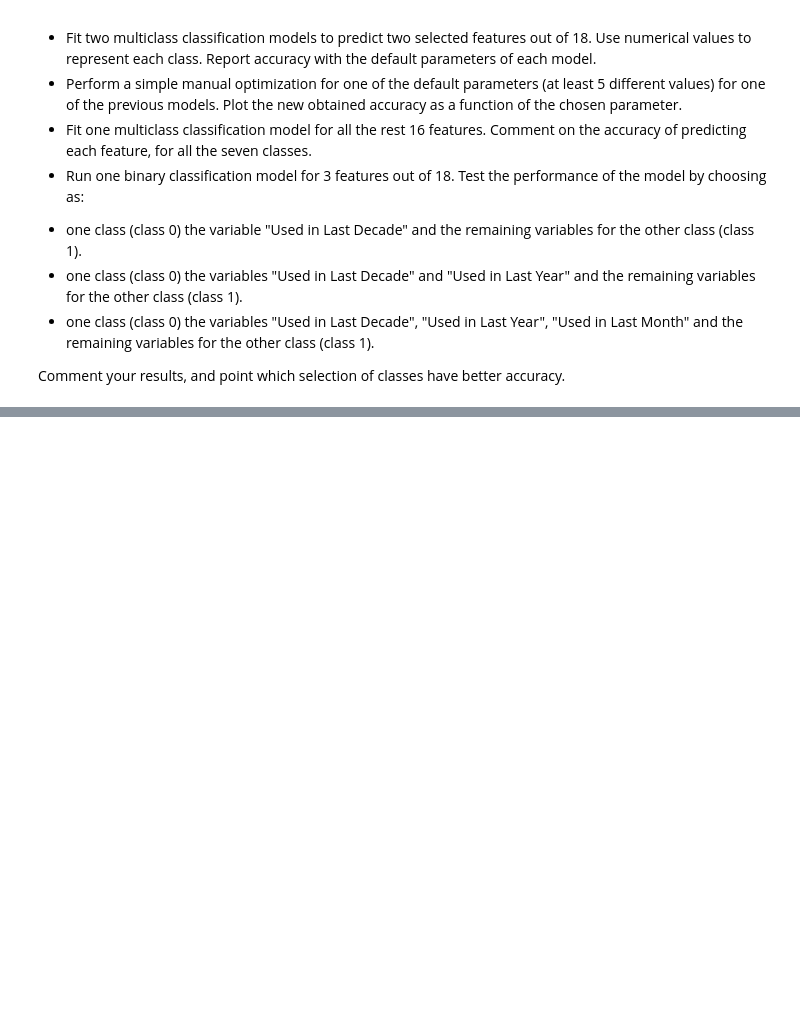
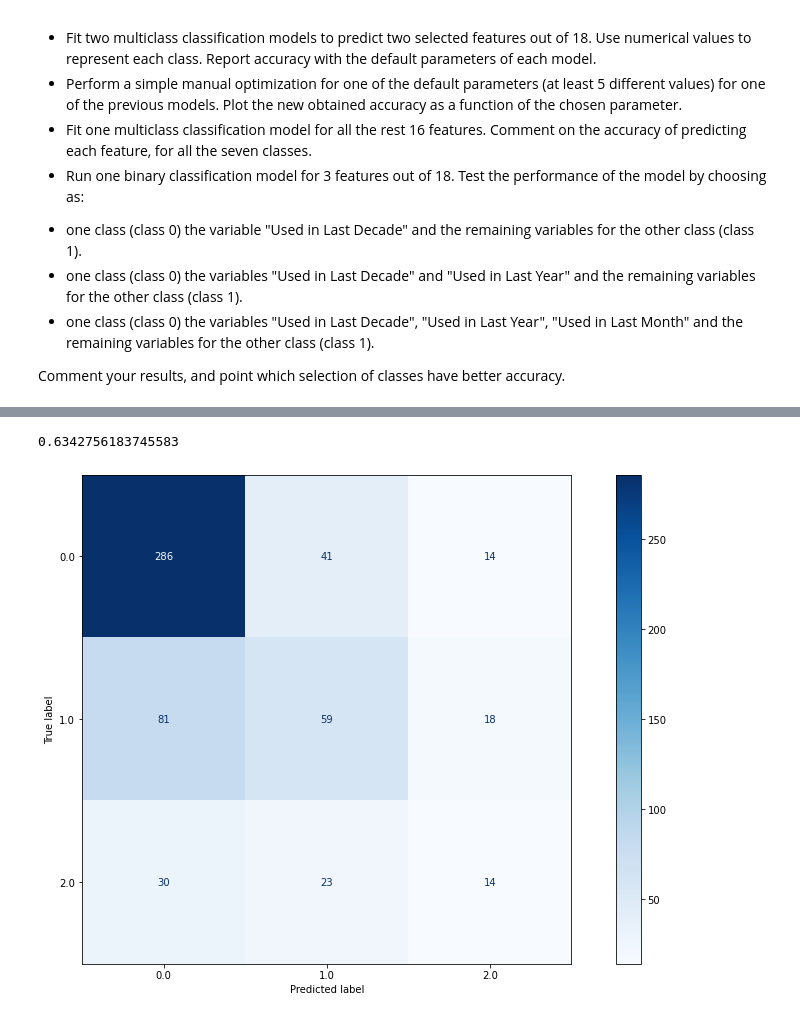
Before and after one commit to martinel-UAS/projects, a Jupyter notebook: Assignment_1/Assignment_1.ipynb, the cells around one changed output, grey strips where cells are left out. Saved outputs shown, nothing was run; the diff lists cells and outputs as text; code cells hidden in the pictures; blank space fills up the shorter version.

```diff
--- a/Assignment_1/Assignment_1.ipynb
+++ b/Assignment_1/Assignment_1.ipynb
@@ -296,0 +376,13 @@ Database contains 18 classification problems. Each of independent label variable
+# %%
+# Fitting Random Forest Classification to the Training set
+from sklearn.ensemble import RandomForestClassifier
+classifier = RandomForestClassifier(n_estimators = 10, criterion = 'entropy', random_state = 42)
+classifier.fit(X_train, y_train)
+# Predicting the Test set results
+y_pred = classifier.predict(X_test)
+accu = metrics.accuracy_score(y_test,y_pred)
+plot_confusion_matrix(classifier,X_test,y_test,cmap=plt.cm.Blues)
+accu
+# %% [output]
+0.6342756183745583
+[figure, added]
```
Also changed, not shown: parts of 7 cells of this notebook.
